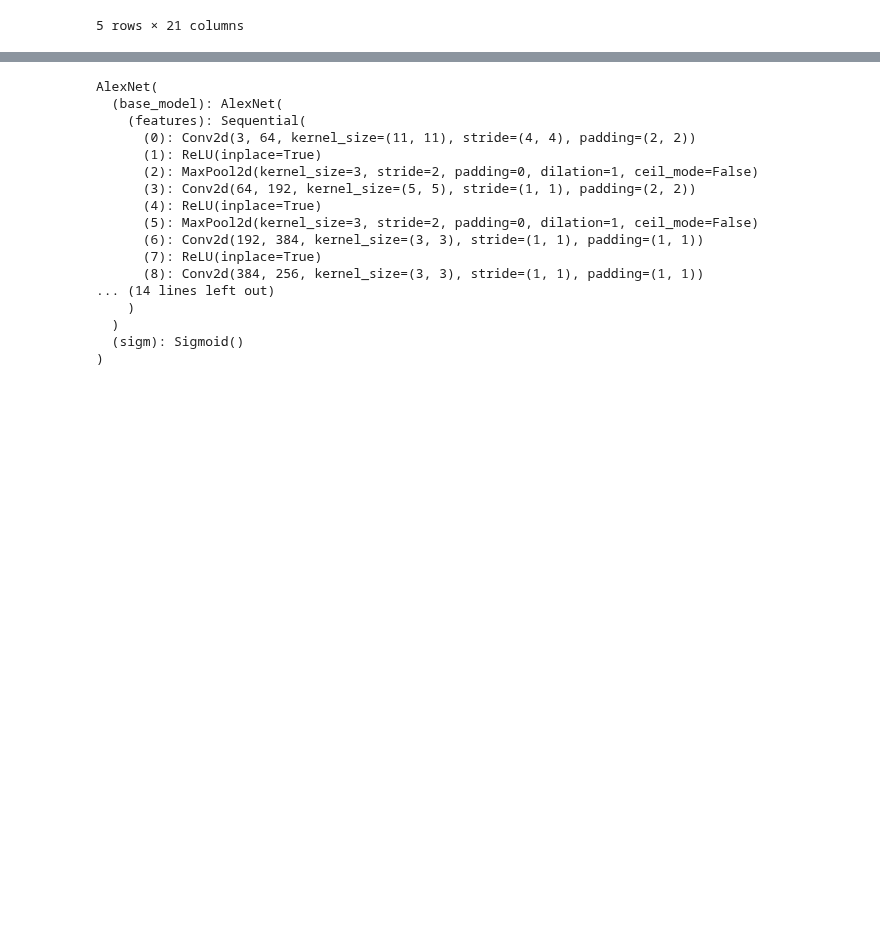
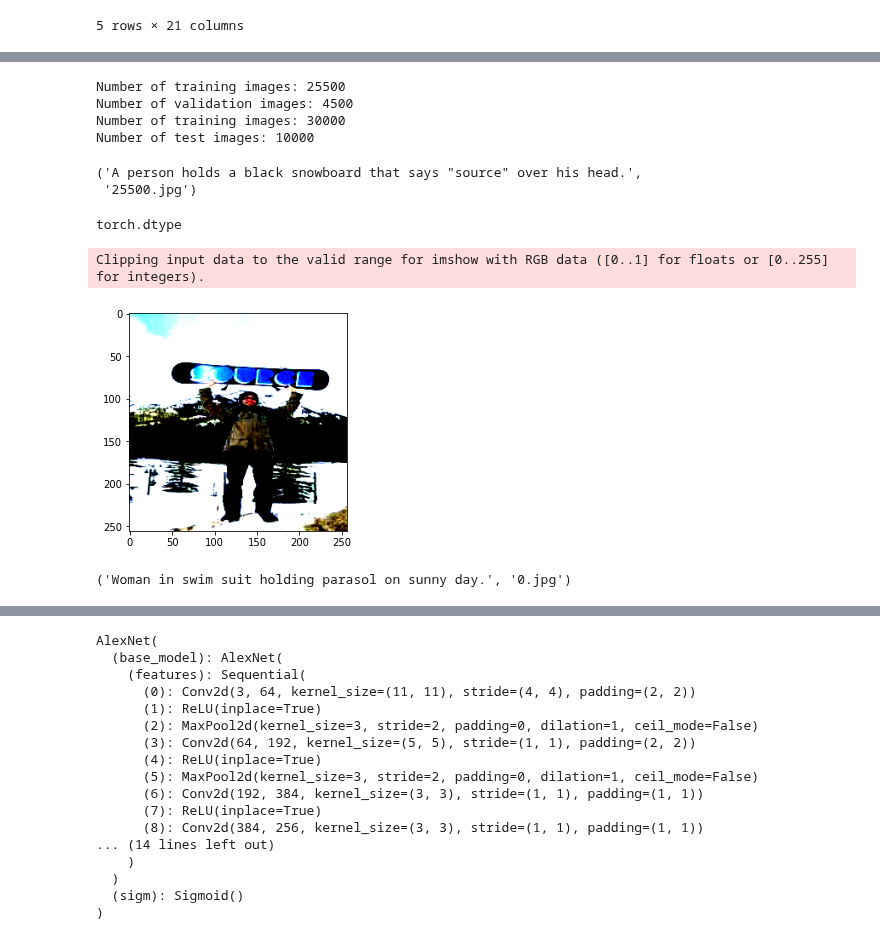
Before and after one commit to YarCode01/image_classification_with_caption, a Jupyter notebook: yari_initial.ipynb, the cells around one changed output, grey strips where cells are left out. Saved outputs shown, nothing was run; the diff lists cells and outputs as text; code cells hidden in the pictures; blank space fills up the shorter version.

```diff
--- a/yari_initial.ipynb
+++ b/yari_initial.ipynb
@@ -458,0 +279,65 @@ class Resnext50(nn.Module):
+# %%
+batch_size = 32
+train_data = TrainDataset(
+    df_train, train=True, test=False
+)
+# validation dataset
+valid_data = TrainDataset(
+    df_train, train=False, test=True
+)
+
+full_data = TrainDataset(
+   csv = df_train, full=True
+)
+
+test_data = TestDataset(
+    csv = df_test
+)
+
+train_loader = DataLoader(
+    train_data,
+    batch_size=batch_size,
+    shuffle=True
+)
+# validation data loader
+valid_loader = DataLoader(
+    valid_data,
+    batch_size=batch_size,
+    shuffle=False
+)
+
+test_loader = DataLoader(
+    test_data,
+    batch_size=batch_size,
+    shuffle=False
+)
+
+full_loader = DataLoader(
+    full_data,
+    batch_size=batch_size,
+    shuffle=True
+)
+# %% [output]
+Number of training images: 25500
+Number of validation images: 4500
+Number of training images: 30000
+Number of test images: 10000
+# %%
+valid_data[0]['caption'], valid_data[0]['name']
+# %% [output]
+('A person holds a black snowboard that says "source" over his head.',
+ '25500.jpg')
+# %%
+type(valid_data[0]['image'].dtype)
+# %% [output]
+torch.dtype
+# %%
+plt.imshow(valid_data[0]['image'].permute(1, 2, 0))
+plt.show()
+# %% [output]
+Clipping input data to the valid range for imshow with RGB data ([0..1] for floats or [0..255] for integers).
+[figure, added]
+# %%
+train_data[0]['caption'], train_data[0]['name']
+# %% [output]
+('Woman in swim suit holding parasol on sunny day.', '0.jpg')
```
Also changed, not shown: parts of 88 cells of this notebook.
